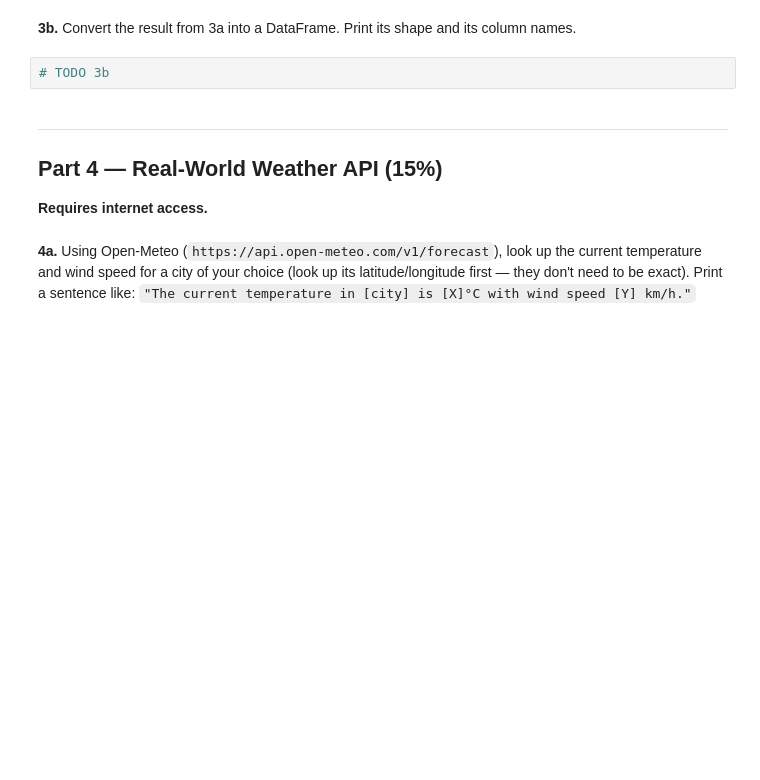
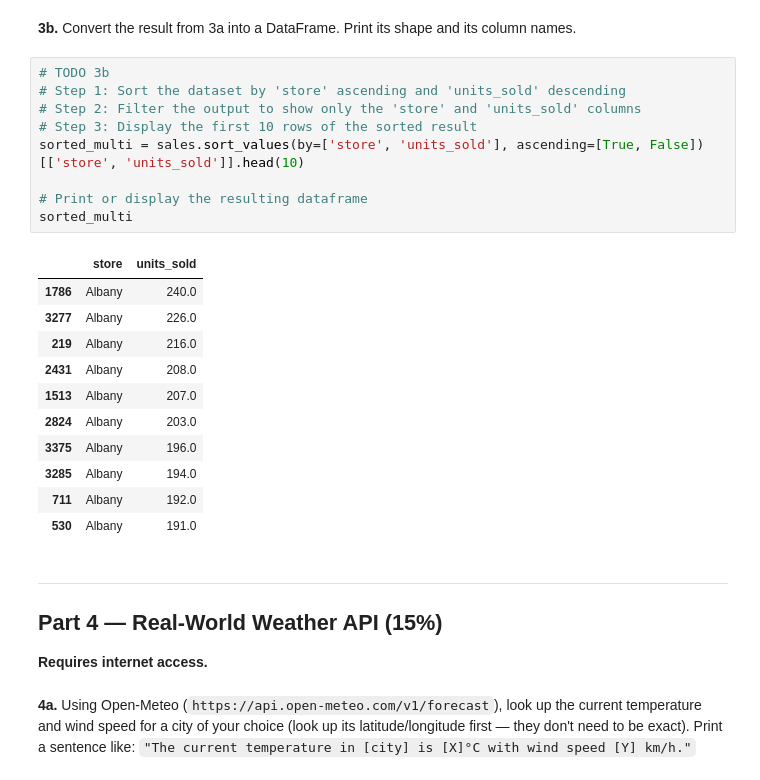
Before and after one commit to NicolasVA90/DSA_504_excercise, a Jupyter notebook: hw3/DSA504_HW3_Starter.ipynb, the cells around one changed output. Cells and saved outputs as stored; diff of their text form; blank space fills up the shorter version.

```diff
--- a/hw3/DSA504_HW3_Starter.ipynb
+++ b/hw3/DSA504_HW3_Starter.ipynb
@@ -95,6 +175,25 @@ No internet access required for this part.
 **3b.** Convert the result from 3a into a DataFrame. Print its shape and its column names.
 # %%
 # TODO 3b
+# Step 1: Sort the dataset by 'store' ascending and 'units_sold' descending
+# Step 2: Filter the output to show only the 'store' and 'units_sold' columns
+# Step 3: Display the first 10 rows of the sorted result
+sorted_multi = sales.sort_values(by=['store', 'units_sold'], ascending=[True, False])[['store', 'units_sold']].head(10)
+
+# Print or display the resulting dataframe
+sorted_multi
+# %% [output]
+|  | store | units_sold |
+| 1786 | Albany | 240.0 |
+| 3277 | Albany | 226.0 |
+| 219 | Albany | 216.0 |
+| 2431 | Albany | 208.0 |
+| 1513 | Albany | 207.0 |
+| 2824 | Albany | 203.0 |
+| 3375 | Albany | 196.0 |
+| 3285 | Albany | 194.0 |
+| 711 | Albany | 192.0 |
+| 530 | Albany | 191.0 |
 # %% [markdown]
 ---
 ## Part 4 — Real-World Weather API (15%)
```
Also changed, not shown: parts of 10 cells of this notebook.
